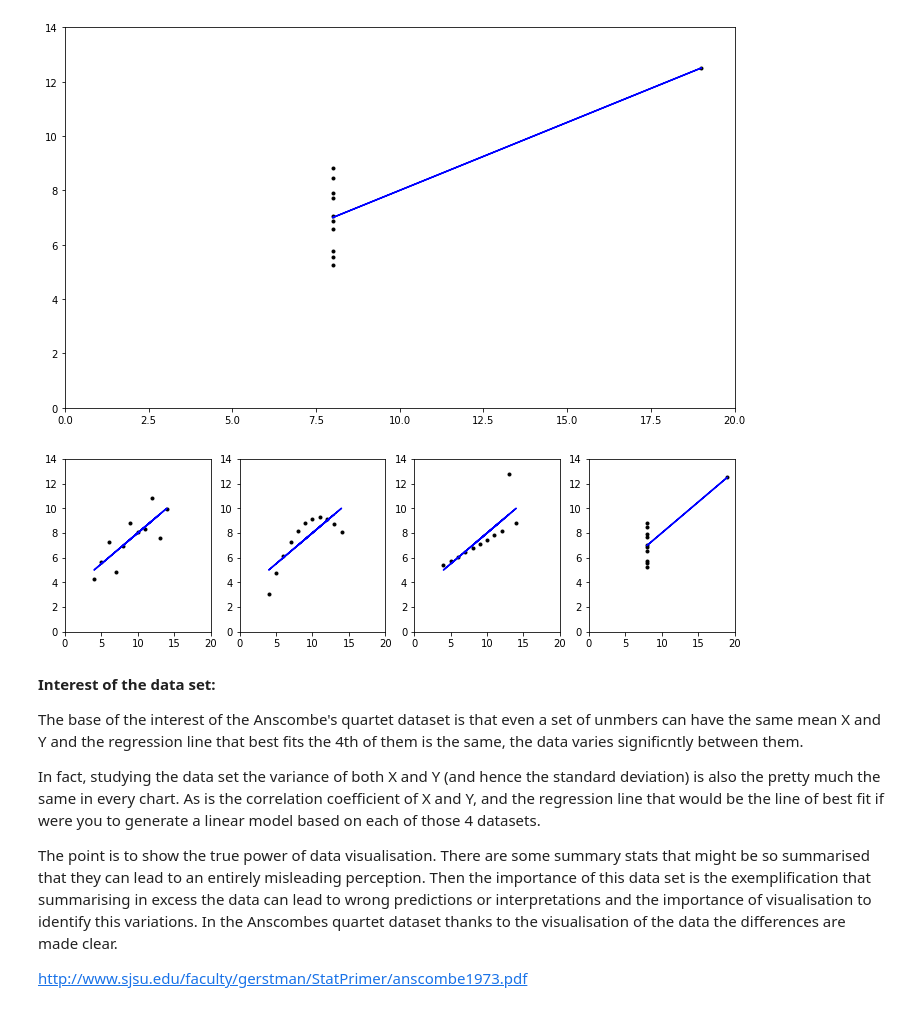
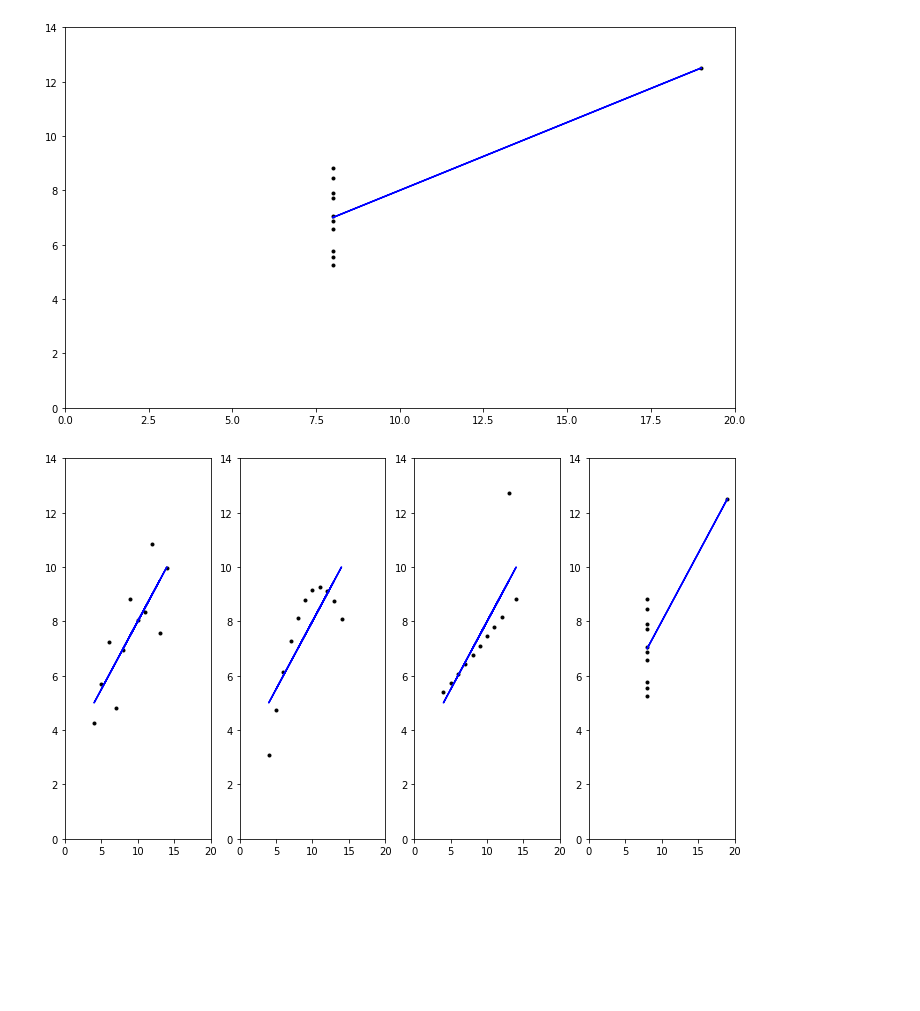
Before and after one commit to Nayade2lu/anscombes, a Jupyter notebook: Anscombes.ipynb, the cells around one changed output. Cells and saved outputs as stored; diff of their text form; code cells hidden in the pictures; blank space fills up the shorter version.

```diff
--- a/Anscombes.ipynb
+++ b/Anscombes.ipynb
@@ -226,36 +282,30 @@ plt.show()
 [figure]
 # %%
 #plots side by side
-plt.subplot(2,4,1)
+#the first argument sets the number of rows
+#the second argument sets the number of columns
+#the third argument sets the position of the plot
+
+plt.subplot(1,4,1)
 plt.plot(x1, y1, 'k.')
 plt.plot(x1, m1 * x1 + c1, 'b-')
 plt.axis([0, 20, 0, 14])
 
-plt.subplot(2,4,2)
+plt.subplot(1,4,2)
 plt.plot(x2, y2, 'k.')
 plt.plot(x2, m2 * x2 + c2, 'b-')
 plt.axis([0, 20, 0, 14])
 
-plt.subplot(2,4,3)
+plt.subplot(1,4,3)
 plt.plot(x3, y3, 'k.')
 plt.plot(x3, m3 * x3 + c3, 'b-')
 plt.axis([0, 20, 0, 14])
 
-plt.subplot(2,4,4)
+plt.subplot(1,4,4)
 plt.plot(x4, y4, 'k.')
 plt.plot(x4, m4 * x4 + c4, 'b-')
 plt.axis([0, 20, 0, 14])
 
 plt.show()
 # %% [output]
-[figure, old version]
+[figure, new version]
-# %% [markdown]
-**Interest of the data set:**
-
-The base of the interest of the Anscombe's quartet dataset is that even a set of unmbers can have the same mean X and Y and the regression line that best fits the 4th of them is the same, the data varies significntly between them.
-
-In fact, studying the data set the variance of both X and Y (and hence the standard deviation) is also the pretty much the same in every chart. As is the correlation coefficient of X and Y, and the regression line that would be the line of best fit if were you to generate a linear model based on each of those 4 datasets.
-
-The point is to show the true power of data visualisation. There are some summary stats that  might be so summarised that they can lead to an entirely misleading perception. Then the importance of this data set is the exemplification that summarising in excess the data can lead to wrong predictions or interpretations and the importance of visualisation to identify this variations. In the Anscombes quartet dataset thanks to the visualisation of the data the differences are made clear.
-
-http://www.sjsu.edu/faculty/gerstman/StatPrimer/anscombe1973.pdf
```
Also changed, not shown: parts of 19 cells of this notebook.
